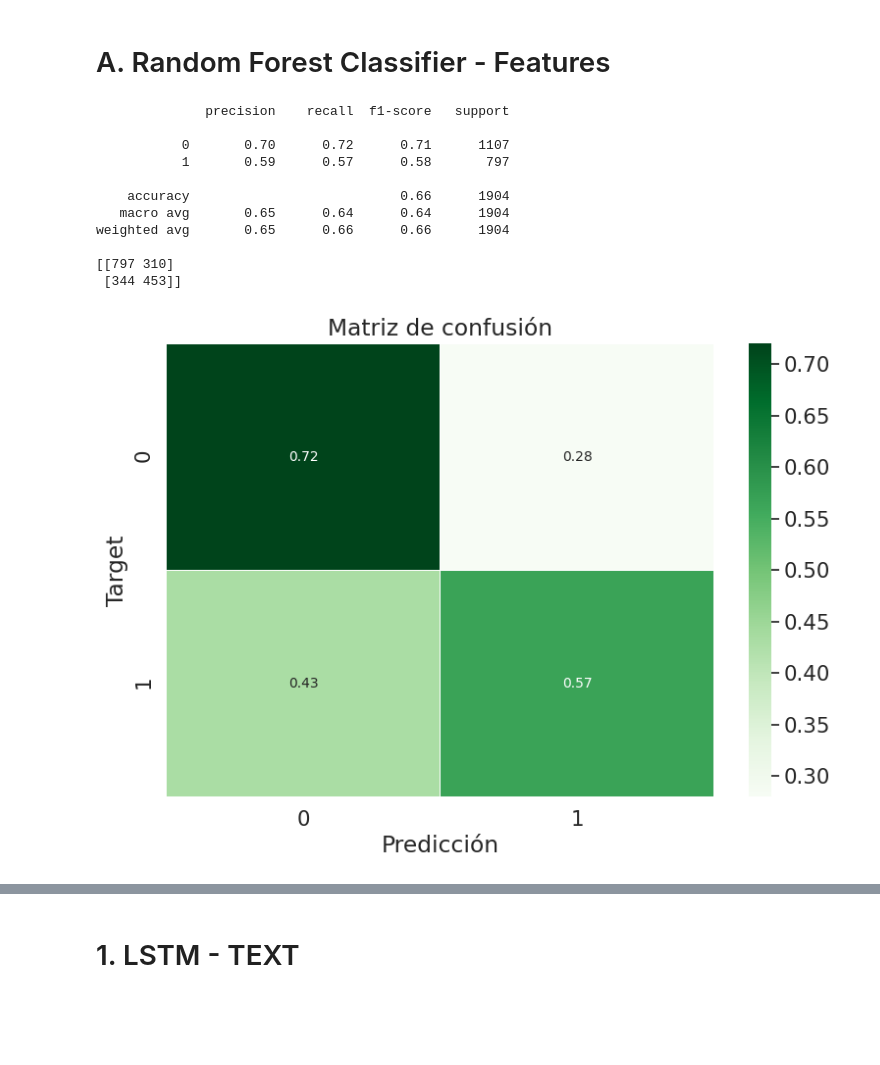
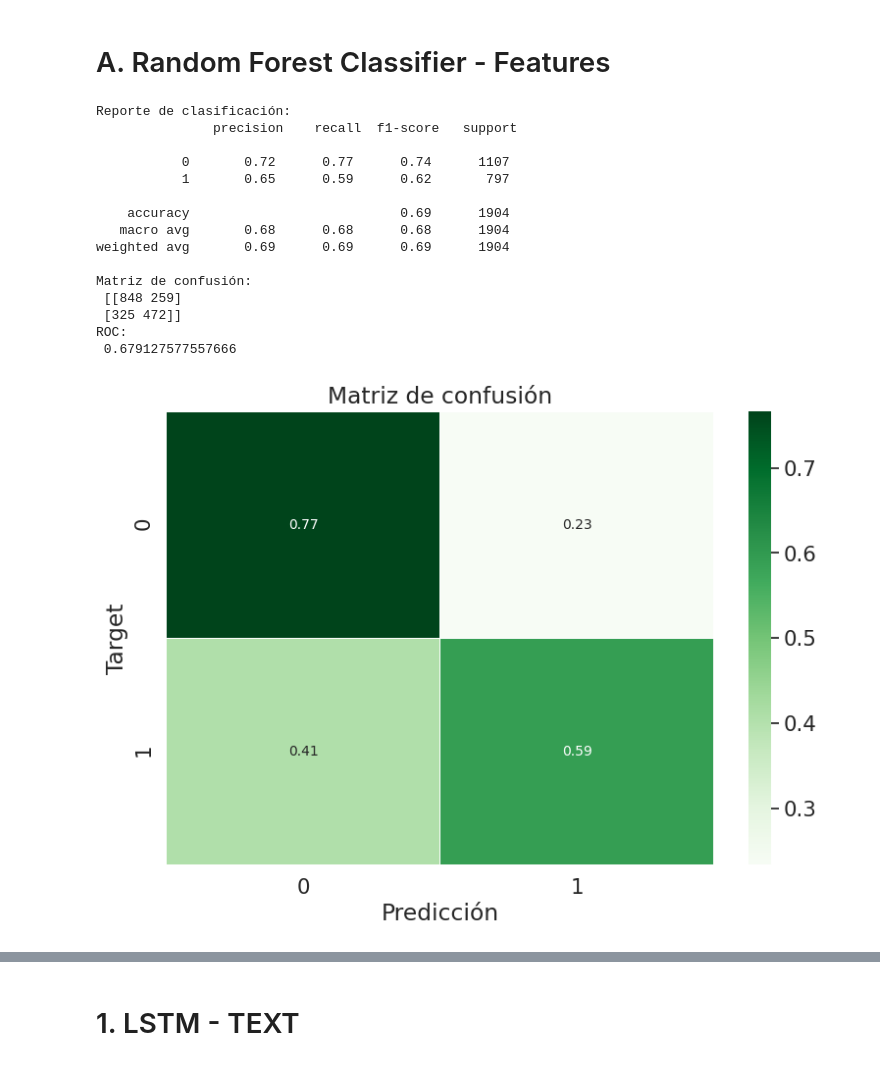
Before and after one commit to delpinor/datos7506, a Jupyter notebook: TP2 - ML.ipynb, the cells around one changed output, grey strips where cells are left out. Saved outputs shown, nothing was run; the diff lists cells and outputs as text; code cells hidden in the pictures; blank space fills up the shorter version.

```diff
--- a/TP2 - ML.ipynb
+++ b/TP2 - ML.ipynb
@@ -415,20 +470,16 @@ X = train_df.drop(columnas, axis=1)
 #Split
 X_train, X_test, y_train, y_test = train_test_split(X, y, test_size = 0.25, random_state = 0)
 
-#Norm
-scaler = StandardScaler()
-scaler.fit(X_train)
-X_train_sc = scaler.transform(X_train)
-X_test_sc = scaler.transform(X_test)
+
 
 # Train
-RFC = RandomForestClassifier(n_estimators = 200,  max_depth=8, max_features='auto',
+RFC = RandomForestClassifier(n_estimators = 300,  max_depth=13, max_features='auto',
                              criterion='entropy', random_state = 0)
 
-RFC.fit(X_train_sc, y_train)
+RFC.fit(X_train, y_train)
 
 #Predict
-y_pred = RFC.predict(X_test_sc)
+y_pred = RFC.predict(X_test)
 
 #Métricas
 mostrar_metricas(y_test, y_pred)
@@ -438,11 +489,12 @@ mostrar_metricas(y_test, y_pred)
 features = np.array(X.columns)
 importances = RFC.feature_importances_
 
+#Grafico
 fig = go.Figure([go.Bar(x=X_train.columns, y=importances)])
 fig.update_layout(title_text='Feature importances',
                       xaxis_title='Feature',
                       yaxis_title='Porcentaje',
-                      template="ggplot2")
+                      template="plotly")
 fig.show()
 
 
@@ -450,41 +502,45 @@ fig.show()
 
 #Tree
 tree0 = RFC.estimators_[0]
 fig, axes = plt.subplots(nrows = 1, ncols = 1,  figsize=(9,6), dpi=200)
 plot_tree(tree0, feature_names = X_train.columns, filled = True)
 plt.show()
 
 
 #Buscando parámetros 'buenos'
 param_grid = {
     'n_estimators': [200, 500],
     'max_features': ['auto', 'sqrt', 'log2'],
     'max_depth' : [4,5,6,7,8],
     'criterion' :['gini', 'entropy']
 }
 
 #Grid Search train
 GSCV = GridSearchCV(estimator=RFC, param_grid=param_grid, cv= 5)
 GSCV.fit(X_train, y_train)
 
 # Best paramns
 print(GSCV.best_params_)
 
 '''
 
 print('')
 # %% [output]
-              precision    recall  f1-score   support
+Reporte de clasificación:
+               precision    recall  f1-score   support
 
-           0       0.70      0.72      0.71      1107
-           1       0.59      0.57      0.58       797
+           0       0.72      0.77      0.74      1107
+           1       0.65      0.59      0.62       797
 
-    accuracy                           0.66      1904
-   macro avg       0.65      0.64      0.64      1904
-weighted avg       0.65      0.66      0.66      1904
+    accuracy                           0.69      1904
+   macro avg       0.68      0.68      0.68      1904
+weighted avg       0.69      0.69      0.69      1904
 
-[[797 310]
- [344 453]]
+Matriz de confusión:
+ [[848 259]
+ [325 472]]
+ROC:
+ 0.679127577557666
-[figure, old version]
+[figure, new version]
 [interactive output not drawn]
 # %% [markdown]
```
Also changed, not shown: parts of 16 cells of this notebook, 1 other file.
